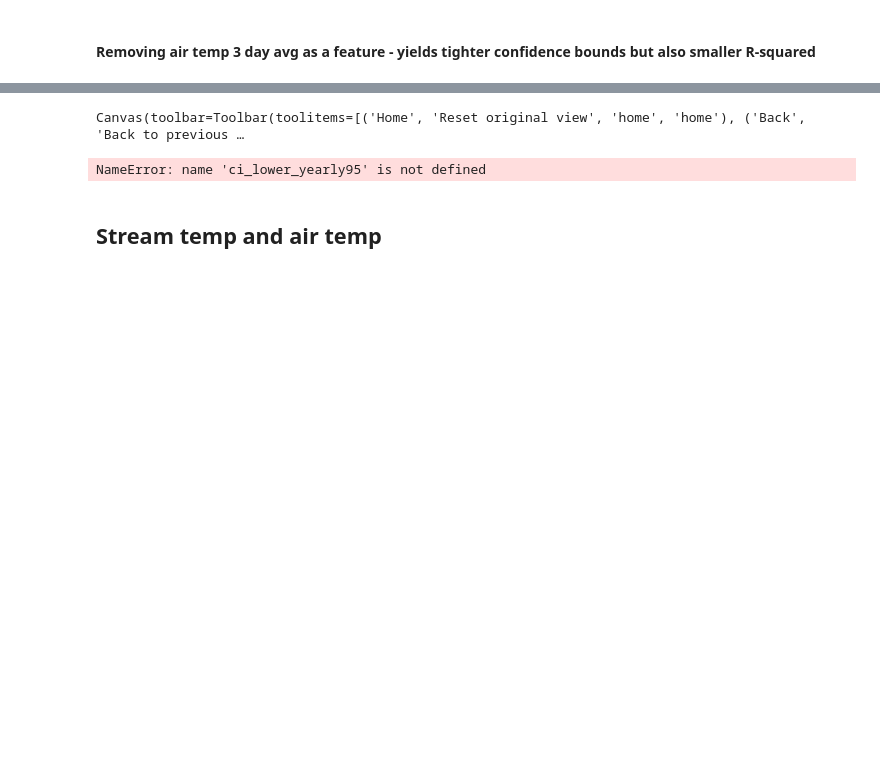
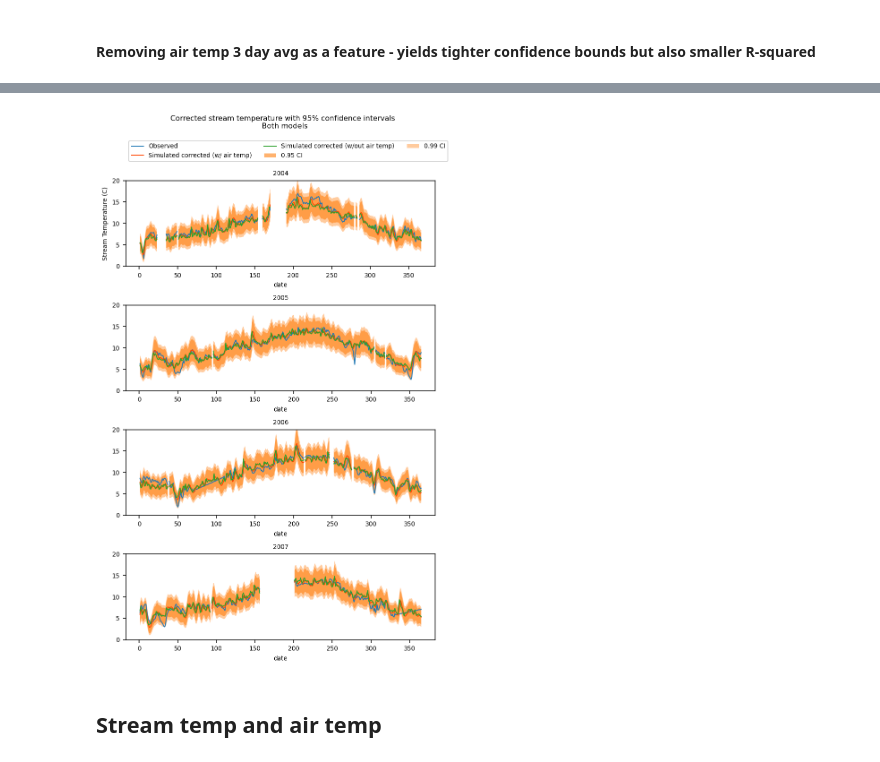
Before and after one commit to jrobertson2000/PNW_VELMA, a Jupyter notebook: notebooks/stream_temp.ipynb, the cells around one changed output, grey strips where cells are left out. Cells and saved outputs as stored; diff of their text form; code cells hidden in the pictures; blank space fills up the shorter version.

Commit message:
Organized and removed interactive plotting so figures could persist

```diff
--- a/notebooks/stream_temp.ipynb
+++ b/notebooks/stream_temp.ipynb
@@ -375,7 +370,7 @@ ci_lower99.name = 'ci_lower99'
 ci_upper99 = (X * ci_values99.iloc[:, 1].tolist()).sum(axis=1)
 ci_upper99.name = 'ci_upper99'
 
-data_ci_2 = pd.concat([X, y, ci_lower95, ci_upper95, ci_lower99, ci_upper99, streamtemp_sim_corrected.loc[:, 'water_temp_corrected']],
+data_ci_2 = pd.concat([X, y, ci_lower95, ci_upper95, ci_lower99, ci_upper99, streamtemp_sim_corrected_sm2.loc[:, 'water_temp_corrected']],
                     axis=1)
 
 ci_lower_yearly95_2 = pd.pivot_table(data_ci_2, index=data_ci_2.index.dayofyear, columns=data_ci_2.index.year,
@@ -413,25 +405,24 @@ NameError: name 'ci_lower_yearly95_2' is not defined
 # %%
 years = streamtemp_obs_yearly.columns.get_level_values(0)
 fig, axes = plt.subplots(ncols=1, nrows=len(years), figsize=(6, 9))
 for col, year in enumerate(years):
     streamtemp_obs_yearly.iloc[:, col].plot(ax=axes[col], label='Observed', color='tab:blue', linewidth=1)
     corrected_piv_sm.iloc[:, col].plot(ax=axes[col], label='Simulated corrected (w/ air temp)', color='orangered', linewidth=1)
     corrected_piv_sm2.iloc[:, col].plot(ax=axes[col], label='Simulated corrected (w/out air temp)', color='tab:green', linewidth=1)
     axes[col].fill_between(ci_lower_yearly95.index,
                            ci_lower_yearly95.iloc[:, col],
                            ci_upper_yearly95.iloc[:, col], color='tab:orange', alpha=0.6, label='0.95 CI', edgecolor=None)
     axes[col].fill_between(ci_lower_yearly99.index,
                            ci_lower_yearly99.iloc[:, col],
                            ci_upper_yearly99.iloc[:, col], color='tab:orange', alpha=0.4, label='0.99 CI', edgecolor=None)
     axes[col].set_title(year)
     axes[col].set_ylim([0, 20])
-axes[0].legend(loc='upper left', bbox_to_anchor=(0, 1.3), fancybox=True, ncol=3)
+axes[0].legend(loc='upper left', bbox_to_anchor=(0, 1.5), fancybox=True, ncol=3)
 axes[0].set_ylabel('Stream Temperature (C)')
 plt.suptitle('Corrected stream temperature with 95% confidence intervals \n Both models')
 plt.tight_layout(rect=[0, 0, 1, 0.99])
 # %% [output]
-Canvas(toolbar=Toolbar(toolitems=[('Home', 'Reset original view', 'home', 'home'), ('Back', 'Back to previous …
-NameError: name 'ci_lower_yearly95' is not defined
+[figure, added]
 # %% [markdown]
 ## Stream temp and air temp
 # %%
```
Also changed, not shown: parts of 9 cells of this notebook, 9 other files.
